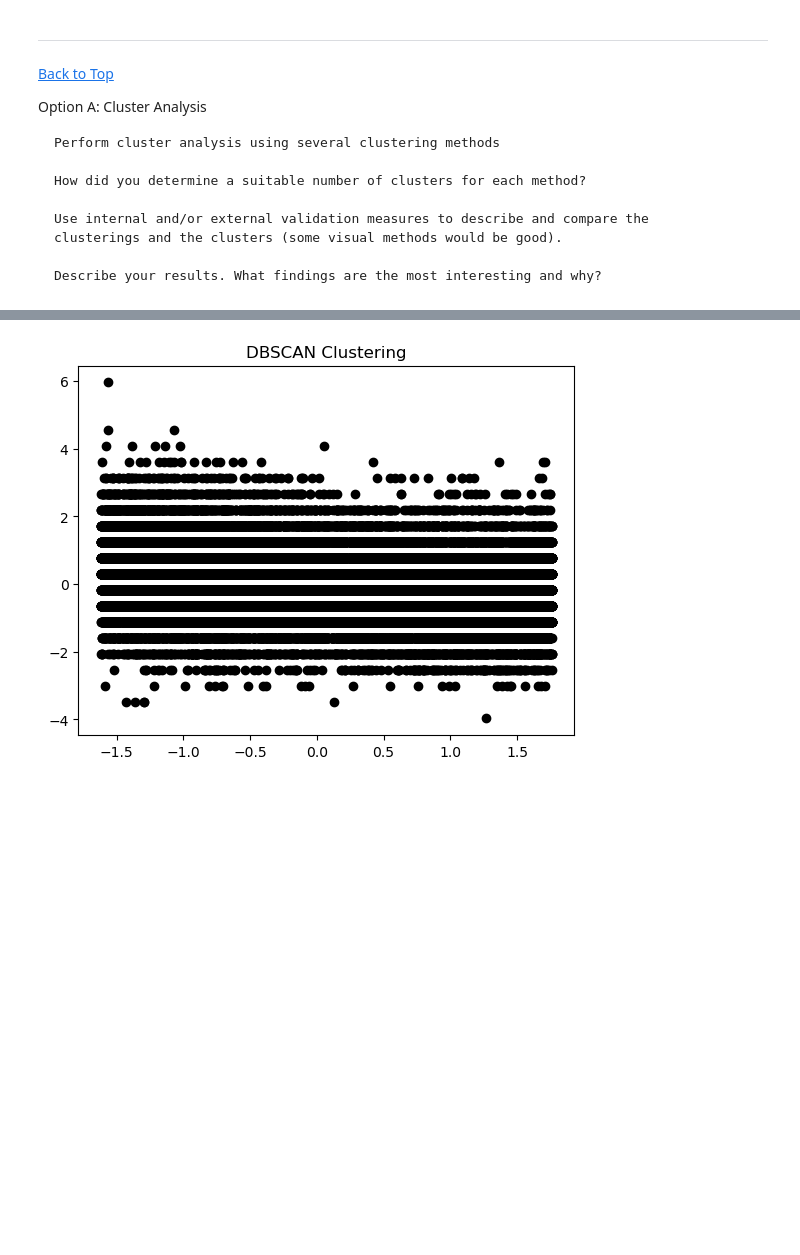
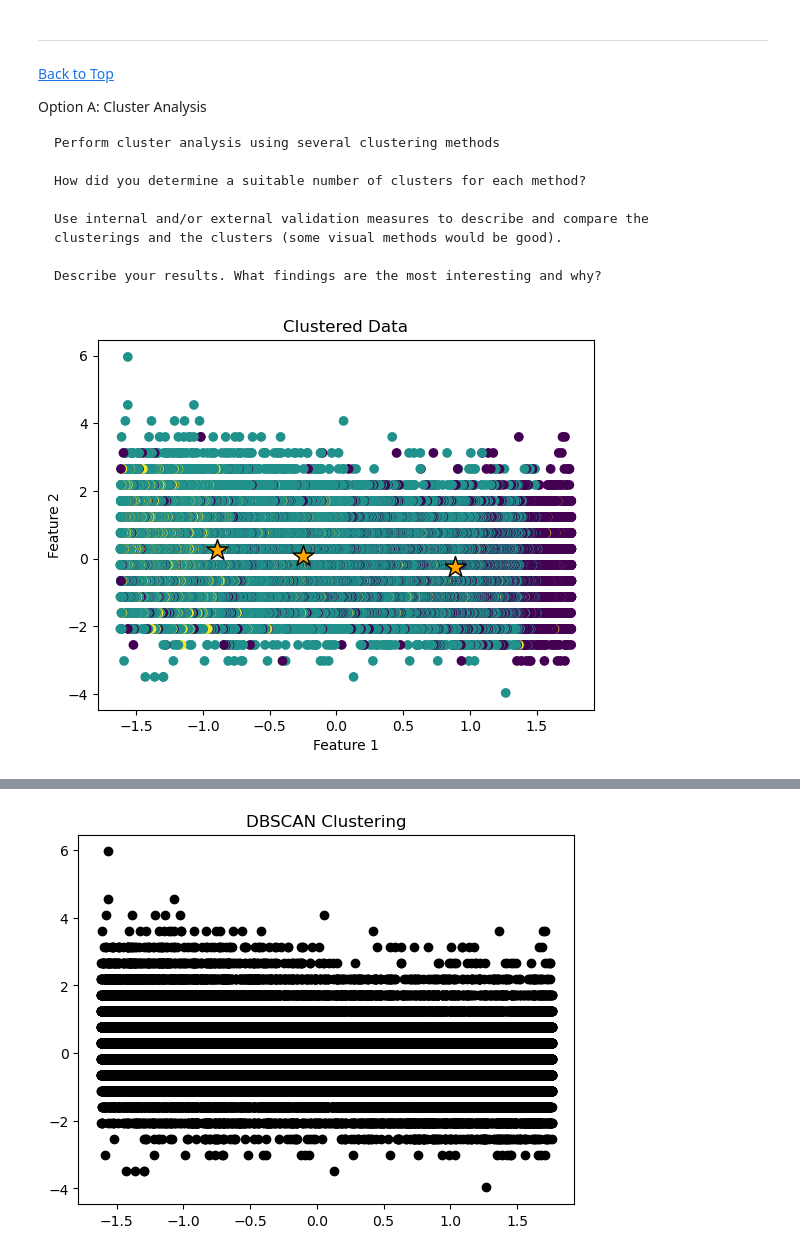
Before and after one commit to Mcusac/OnlineNewsPopML, a Jupyter notebook: 3 - Clustering, Association Rules, or Recommenders/Clustering(Matt).ipynb, the cells around one changed output, grey strips where cells are left out. Cells and saved outputs as stored; diff of their text form; code cells hidden in the pictures; blank space fills up the shorter version.

```diff
--- a/3 - Clustering, Association Rules, or Recommenders/Clustering(Matt).ipynb
+++ b/3 - Clustering, Association Rules, or Recommenders/Clustering(Matt).ipynb
@@ -164,3 +164,23 @@ Option A: Cluster Analysis
     clusterings and the clusters (some visual methods would be good).
 
     Describe your results. What findings are the most interesting and why?
+# %%
+# Choose a clustering algorithm (kmeans)
+kmeans = KMeans(n_clusters=3)
+
+# Cluster the data
+kmeans.fit(df1_std)
+
+# Get the cluster labels
+labels = kmeans.labels_
+
+plt.scatter(df1_std[:, 0], df1_std[:, 1], c=labels)
+
+plt.scatter(kmeans.cluster_centers_[:, 0],kmeans.cluster_centers_[:, 1], s=250, marker='*',c='orange', edgecolor='black', label='Centroids')
+
+plt.xlabel('Feature 1')
+plt.ylabel('Feature 2')
+plt.title('Clustered Data')
+plt.show()
+# %% [output]
+[figure, added]
```
Also changed, not shown: parts of 7 cells of this notebook, 1 other file.
